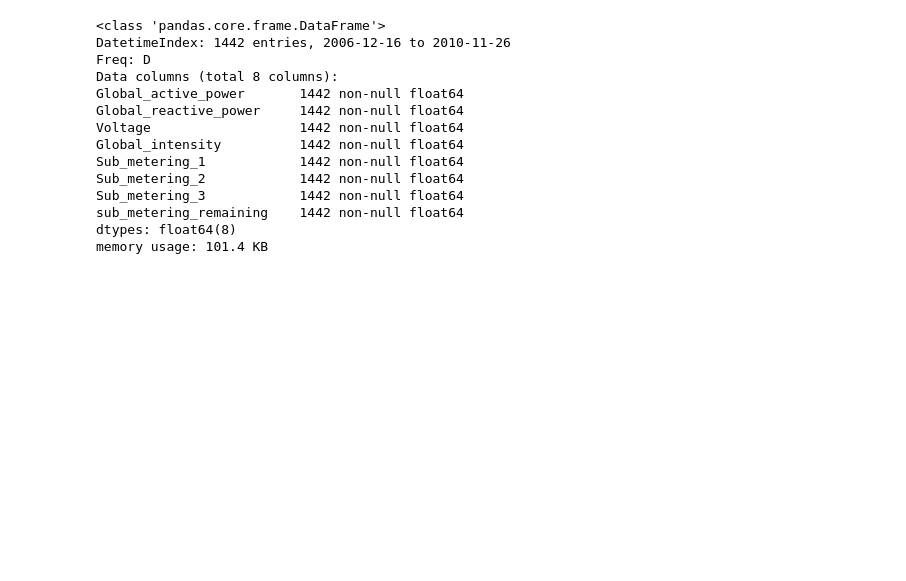
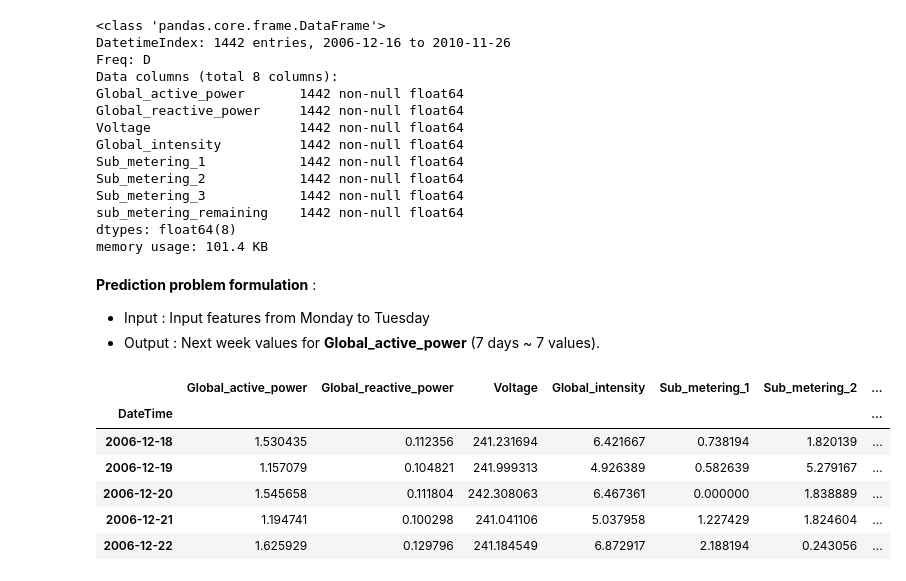
Before and after one commit to iam-armanahmed/household-electric-power-consumption, a Jupyter notebook: 1-Exploratory-Data_Anlaysis.ipynb, the cells around one changed output. Saved outputs shown, nothing was run; the diff lists cells and outputs as text; code cells hidden in the pictures; blank space fills up the shorter version.

```diff
--- a/1-Exploratory-Data_Anlaysis.ipynb
+++ b/1-Exploratory-Data_Anlaysis.ipynb
@@ -345,5 +345,5 @@ Remaining\_active\_power =
 #### Compute remaining active power
 # %%
 # Compute remaining active power
-energy_data_hour['sub_metering_remaining'] = (energy_data_hour.Global_active_power * 1000  / 60 ) - (energy_data_hour.Sub_metering_1 + energy_data_hour.Sub_metering_2 + energy_data_hour.Sub_metering_3)
+energy_data_daily['sub_metering_remaining'] = (energy_data_daily.Global_active_power * 1000  / 60 ) - (energy_data_daily.Sub_metering_1 + energy_data_daily.Sub_metering_2 + energy_data_daily.Sub_metering_3)
 # %%
@@ -383,3 +383,26 @@ Sub_metering_3            1442 non-null float64
 sub_metering_remaining    1442 non-null float64
 dtypes: float64(8)
 memory usage: 101.4 KB
+# %%
+# Get a feature for weekday name
+energy_data_daily['Day'] = energy_data_daily.index.weekday_name
+# %% [markdown]
+__Prediction problem formulation__ :
+- Input : Input features from Monday to Tuesday
+- Output : Next week values for __Global_active_power__ (7 days ~ 7 values).
+# %%
+# Drop 2 rows from head to balance out weekely problem formulation
+energy_data_daily = energy_data_daily.iloc[2:,:]
+# %%
+# Drop 5 row from tail to balance out weekely problem formulation
+energy_data_daily = energy_data_daily.iloc[:-5,:]
+# %%
+energy_data_daily.head()
+# %% [output]
+|  | Global_active_power | Global_reactive_power | Voltage | Global_intensity | Sub_metering_1 | Sub_metering_2 | ... |
+| DateTime |  |  |  |  |  |  | ... |
+| 2006-12-18 | 1.530435 | 0.112356 | 241.231694 | 6.421667 | 0.738194 | 1.820139 | ... |
+| 2006-12-19 | 1.157079 | 0.104821 | 241.999313 | 4.926389 | 0.582639 | 5.279167 | ... |
+| 2006-12-20 | 1.545658 | 0.111804 | 242.308063 | 6.467361 | 0.000000 | 1.838889 | ... |
+| 2006-12-21 | 1.194741 | 0.100298 | 241.041106 | 5.037958 | 1.227429 | 1.824604 | ... |
+| 2006-12-22 | 1.625929 | 0.129796 | 241.184549 | 6.872917 | 2.188194 | 0.243056 | ... |
```
Also changed, not shown: parts of 7 cells of this notebook.
